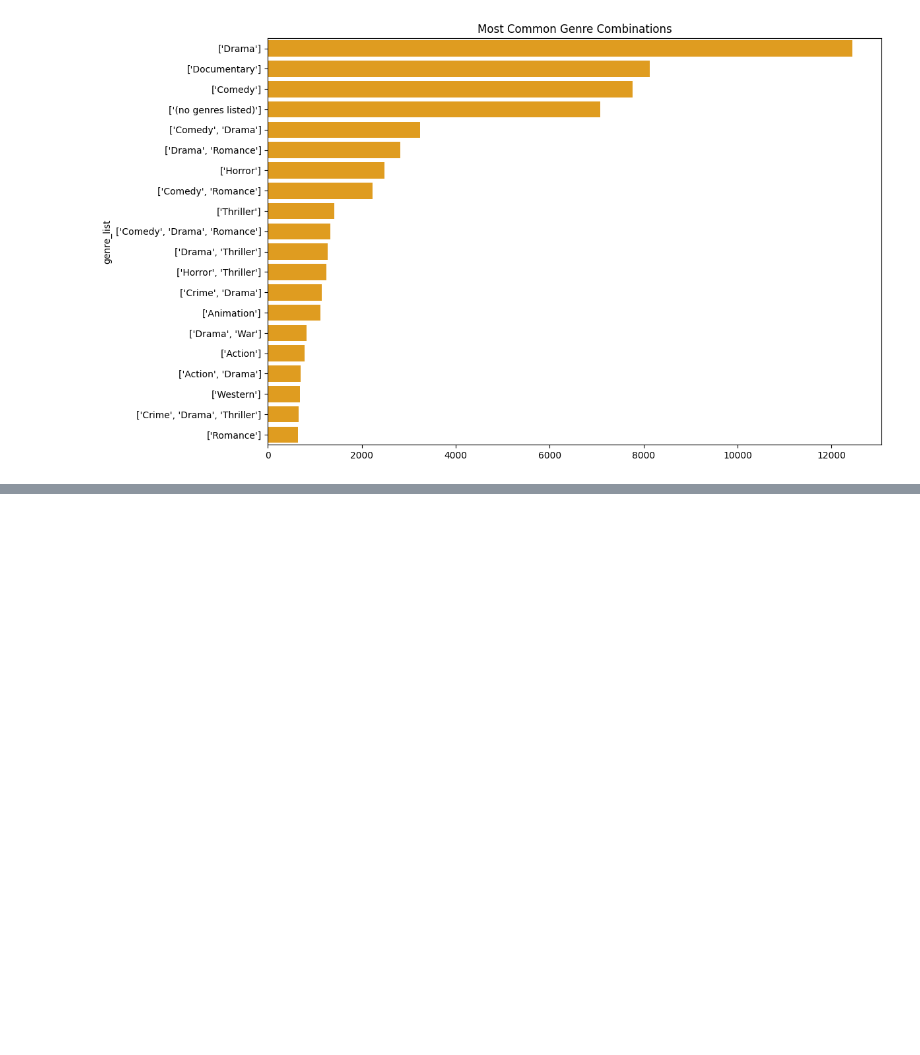
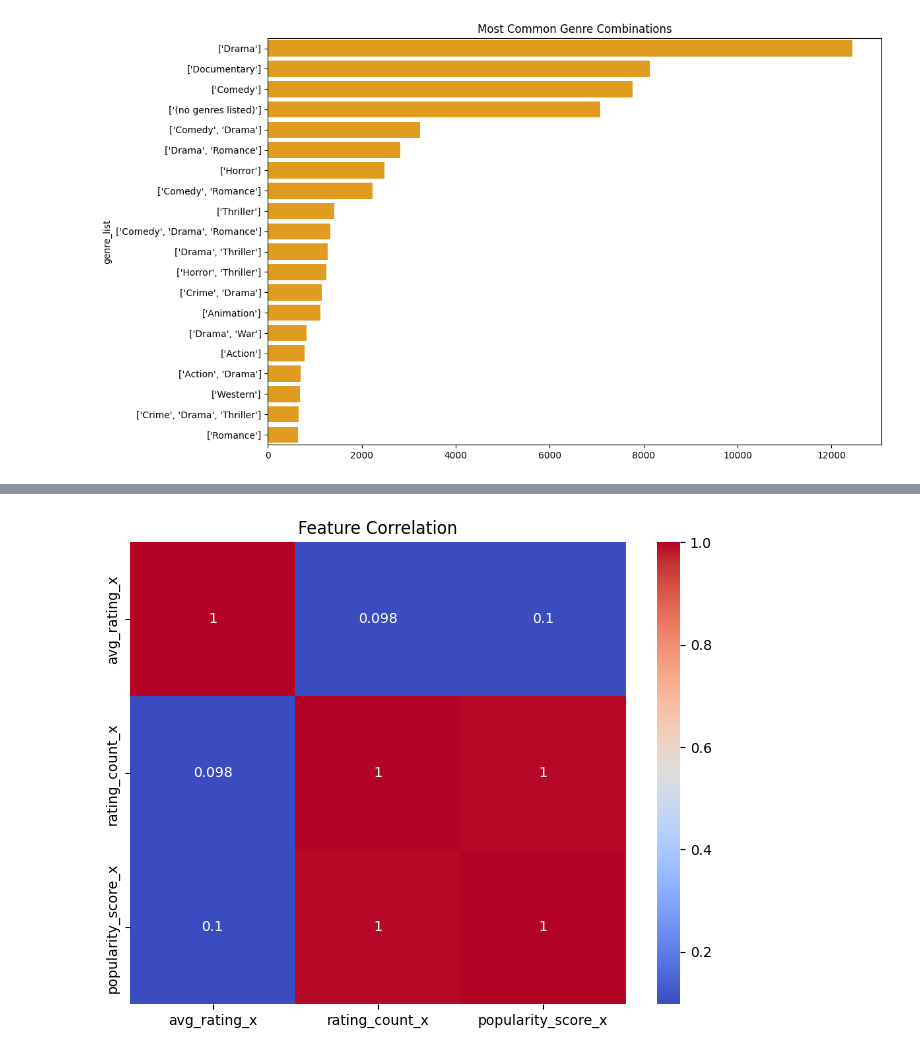
Before and after one commit to nakranimeet18/recommendation-engine-platform, a Jupyter notebook: notebooks/04_data_visualization.ipynb, the cells around one changed output, grey strips where cells are left out. Drawn from its saved outputs; the diff is of its cells as text; code cells hidden in the pictures; blank space fills up the shorter version.

```diff
--- a/notebooks/04_data_visualization.ipynb
+++ b/notebooks/04_data_visualization.ipynb
@@ -131,0 +145,20 @@ KeyError: 'avg_rating'
+# %%
+cols = [
+    'avg_rating_x',
+    'rating_count_x',
+    'popularity_score_x'
+]
+
+plt.figure(figsize=(8,6))
+
+sns.heatmap(
+    movies[cols].corr(),
+    annot=True,
+    cmap='coolwarm'
+
+)
+
+plt.title("Feature Correlation")
+plt.show()
+# %% [output]
+[figure, added]
```
Also changed, not shown: parts of 19 cells of this notebook.
